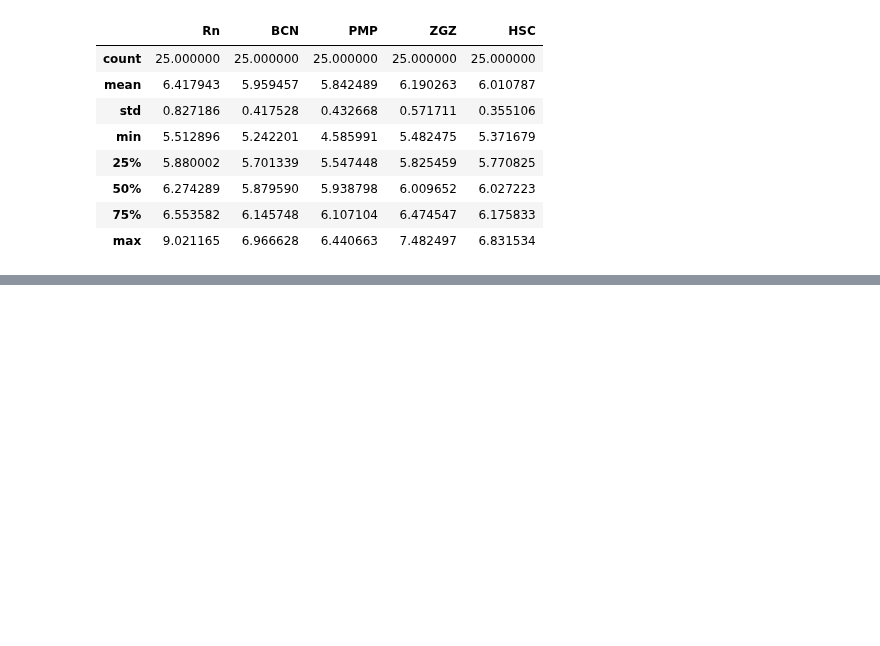
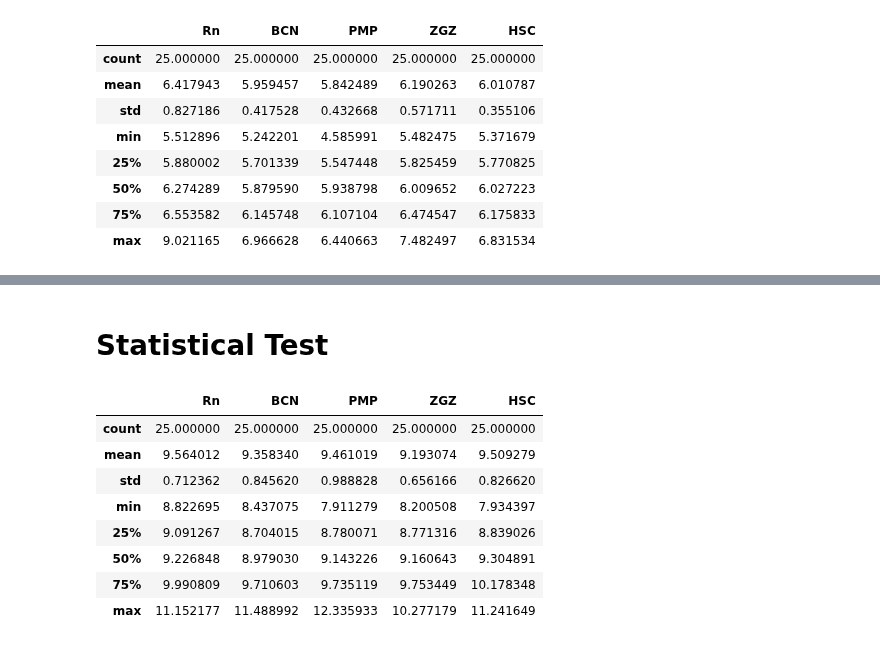
Before and after one commit to TsspGit/Rn_Time_Series, a Jupyter notebook: AEMET/Codes_Daily/Statistical_Analysis.ipynb, the cells around one changed output, grey strips where cells are left out. Cells and saved outputs as stored; diff of their text form; code cells hidden in the pictures; blank space fills up the shorter version.

```diff
--- a/AEMET/Codes_Daily/Statistical_Analysis.ipynb
+++ b/AEMET/Codes_Daily/Statistical_Analysis.ipynb
@@ -235,0 +167,19 @@ ErrorToCSV(EAMRn, EAM_BCN, EAM_PMP, EAM_ZGZ, EAM_HSC, nFw=9)
+# %% [markdown]
+# Statistical Test
+# %%
+DF1_Fw = pd.read_csv('../logs/Errors1Fw.csv')
+DF3_Fw = pd.read_csv('../logs/Errors3Fw.csv')
+DF5_Fw = pd.read_csv('../logs/Errors5Fw.csv')
+DF8_Fw = pd.read_csv('../logs/Errors9Fw.csv')
+# %%
+DF1_Fw.describe()
+# %% [output]
+|  | Rn | BCN | PMP | ZGZ | HSC |
+| count | 25.000000 | 25.000000 | 25.000000 | 25.000000 | 25.000000 |
+| mean | 9.564012 | 9.358340 | 9.461019 | 9.193074 | 9.509279 |
+| std | 0.712362 | 0.845620 | 0.988828 | 0.656166 | 0.826620 |
+| min | 8.822695 | 8.437075 | 7.911279 | 8.200508 | 7.934397 |
+| 25% | 9.091267 | 8.704015 | 8.780071 | 8.771316 | 8.839026 |
+| 50% | 9.226848 | 8.979030 | 9.143226 | 9.160643 | 9.304891 |
+| 75% | 9.990809 | 9.710603 | 9.735119 | 9.753449 | 10.178348 |
+| max | 11.152177 | 11.488992 | 12.335933 | 10.277179 | 11.241649 |
```
Also changed, not shown: parts of 14 cells of this notebook, 3 other files.
